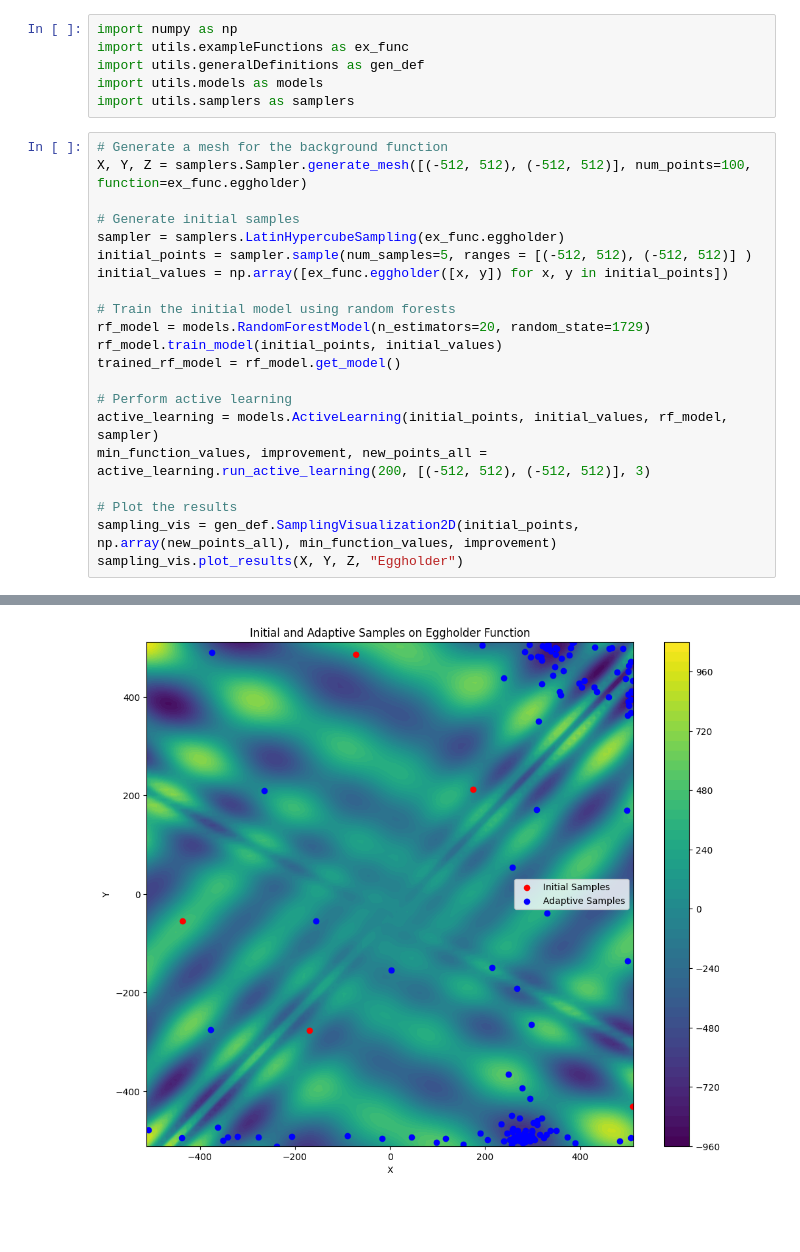
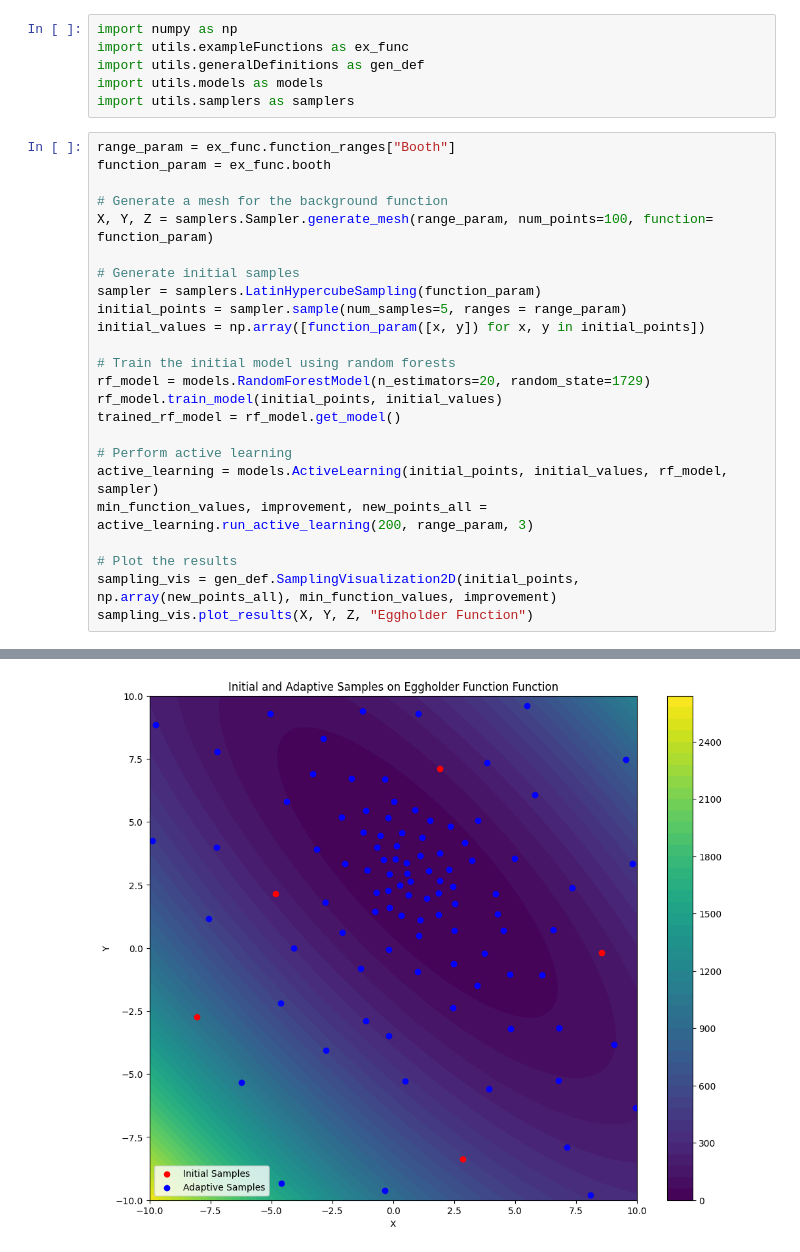
Before and after one commit to HaticeSerraHakyemez/Black-Box-Optimization-in-Simulation-Based-Design, a Jupyter notebook: main.ipynb, the cells around one changed output, grey strips where cells are left out. Saved outputs shown, nothing was run; the diff lists cells and outputs as text; blank space fills up the shorter version.

Commit message:
Fixed some function definitions and added function ranges

```diff
--- a/main.ipynb
+++ b/main.ipynb
@@ -5,13 +5,16 @@ import utils.generalDefinitions as gen_def
 import utils.models as models
 import utils.samplers as samplers
 # %%
+range_param = ex_func.function_ranges["Booth"]
+function_param = ex_func.booth
+
 # Generate a mesh for the background function
-X, Y, Z = samplers.Sampler.generate_mesh([(-512, 512), (-512, 512)], num_points=100, function=ex_func.eggholder)
+X, Y, Z = samplers.Sampler.generate_mesh(range_param, num_points=100, function= function_param)
 
 # Generate initial samples
-sampler = samplers.LatinHypercubeSampling(ex_func.eggholder)
-initial_points = sampler.sample(num_samples=5, ranges = [(-512, 512), (-512, 512)] )
-initial_values = np.array([ex_func.eggholder([x, y]) for x, y in initial_points])
+sampler = samplers.LatinHypercubeSampling(function_param)
+initial_points = sampler.sample(num_samples=5, ranges = range_param)
+initial_values = np.array([function_param([x, y]) for x, y in initial_points])
 
 # Train the initial model using random forests
 rf_model = models.RandomForestModel(n_estimators=20, random_state=1729)
@@ -20,9 +23,9 @@ trained_rf_model = rf_model.get_model()
 
 # Perform active learning
 active_learning = models.ActiveLearning(initial_points, initial_values, rf_model, sampler)
-min_function_values, improvement, new_points_all = active_learning.run_active_learning(200, [(-512, 512), (-512, 512)], 3)
+min_function_values, improvement, new_points_all = active_learning.run_active_learning(200, range_param, 3)
 
 # Plot the results
 sampling_vis = gen_def.SamplingVisualization2D(initial_points, np.array(new_points_all), min_function_values, improvement)
-sampling_vis.plot_results(X, Y, Z, "Eggholder")
+sampling_vis.plot_results(X, Y, Z, "Eggholder Function")
 # %% [output]
@@ -46 +49 @@ Convergence reached at iteration 139.
-[figure, old version]
+[figure, new version]
```
Also changed, not shown: parts of 1 cell of this notebook, 1 other file.
